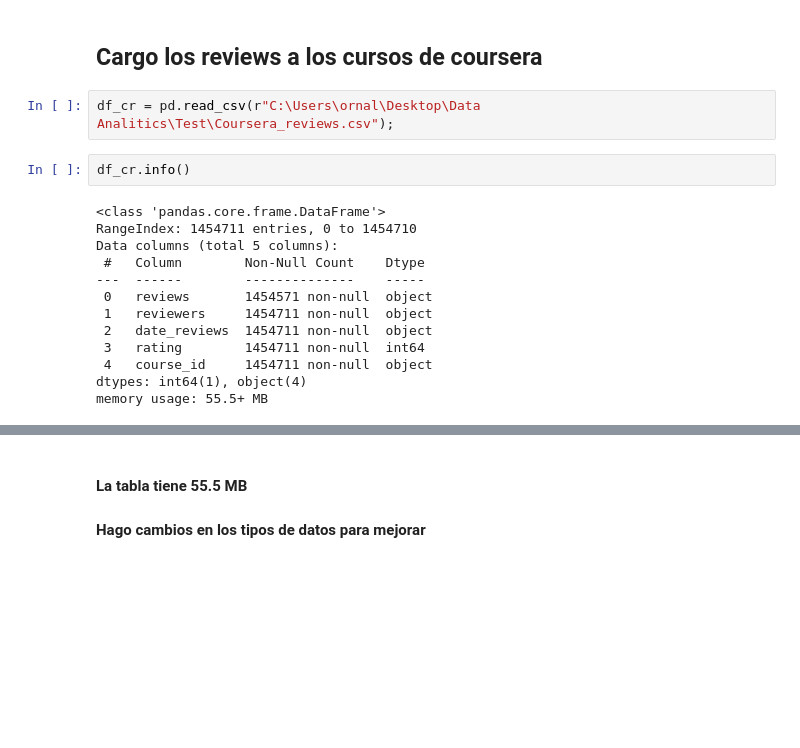
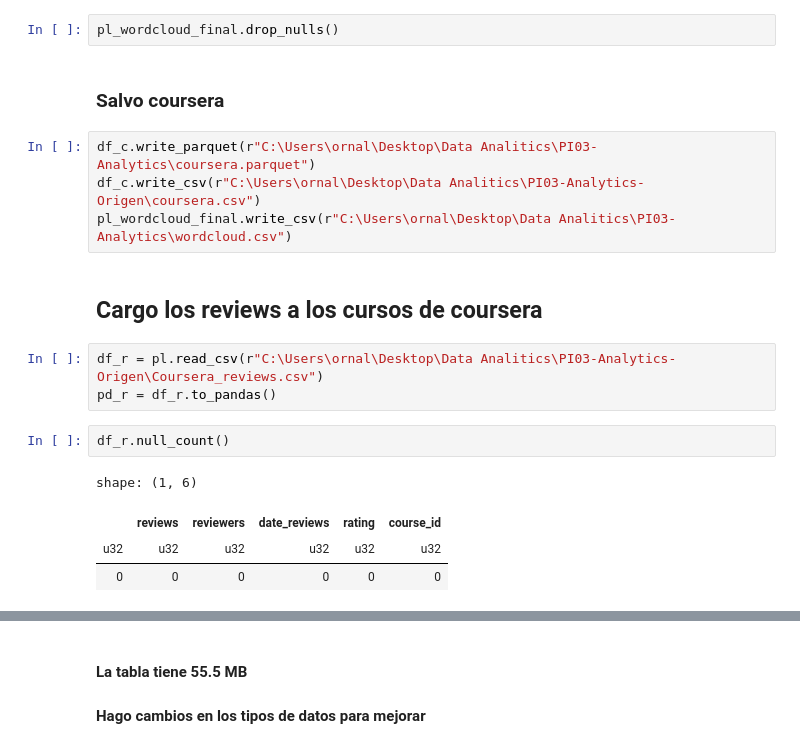
Before and after one commit to soyornaldo/PI03-Analytics, a Jupyter notebook: test_dashboard.ipynb, the cells around one changed output, grey strips where cells are left out. Drawn from its saved outputs; the diff is of its cells as text; blank space fills up the shorter version.

```diff
--- a/test_dashboard.ipynb
+++ b/test_dashboard.ipynb
@@ -26,19 +60,20 @@ dtype: int64
+# %%
+pl_wordcloud_final.drop_nulls()
+# %% [markdown]
+### Salvo coursera
+# %%
+df_c.write_parquet(r"C:\Users\ornal\Desktop\Data Analitics\PI03-Analytics\coursera.parquet")
+df_c.write_csv(r"C:\Users\ornal\Desktop\Data Analitics\PI03-Analytics-Origen\coursera.csv")
+pl_wordcloud_final.write_csv(r"C:\Users\ornal\Desktop\Data Analitics\PI03-Analytics\wordcloud.csv")
 # %% [markdown]
 ## Cargo los reviews a los cursos de coursera
 # %%
-df_cr = pd.read_csv(r"C:\Users\ornal\Desktop\Data Analitics\Test\Coursera_reviews.csv");
+df_r = pl.read_csv(r"C:\Users\ornal\Desktop\Data Analitics\PI03-Analytics-Origen\Coursera_reviews.csv")
+pd_r = df_r.to_pandas()
 # %%
-df_cr.info()
+df_r.null_count()
 # %% [output]
-<class 'pandas.core.frame.DataFrame'>
-RangeIndex: 1454711 entries, 0 to 1454710
-Data columns (total 5 columns):
- #   Column        Non-Null Count    Dtype
----  ------        --------------    -----
- 0   reviews       1454571 non-null  object
- 1   reviewers     1454711 non-null  object
- 2   date_reviews  1454711 non-null  object
- 3   rating        1454711 non-null  int64
- 4   course_id     1454711 non-null  object
-dtypes: int64(1), object(4)
-memory usage: 55.5+ MB
+shape: (1, 6)
+|  | reviews | reviewers | date_reviews | rating | course_id |
+| u32 | u32 | u32 | u32 | u32 | u32 |
+| 0 | 0 | 0 | 0 | 0 | 0 |
```
Also changed, not shown: parts of 90 cells of this notebook, 6 other files.
